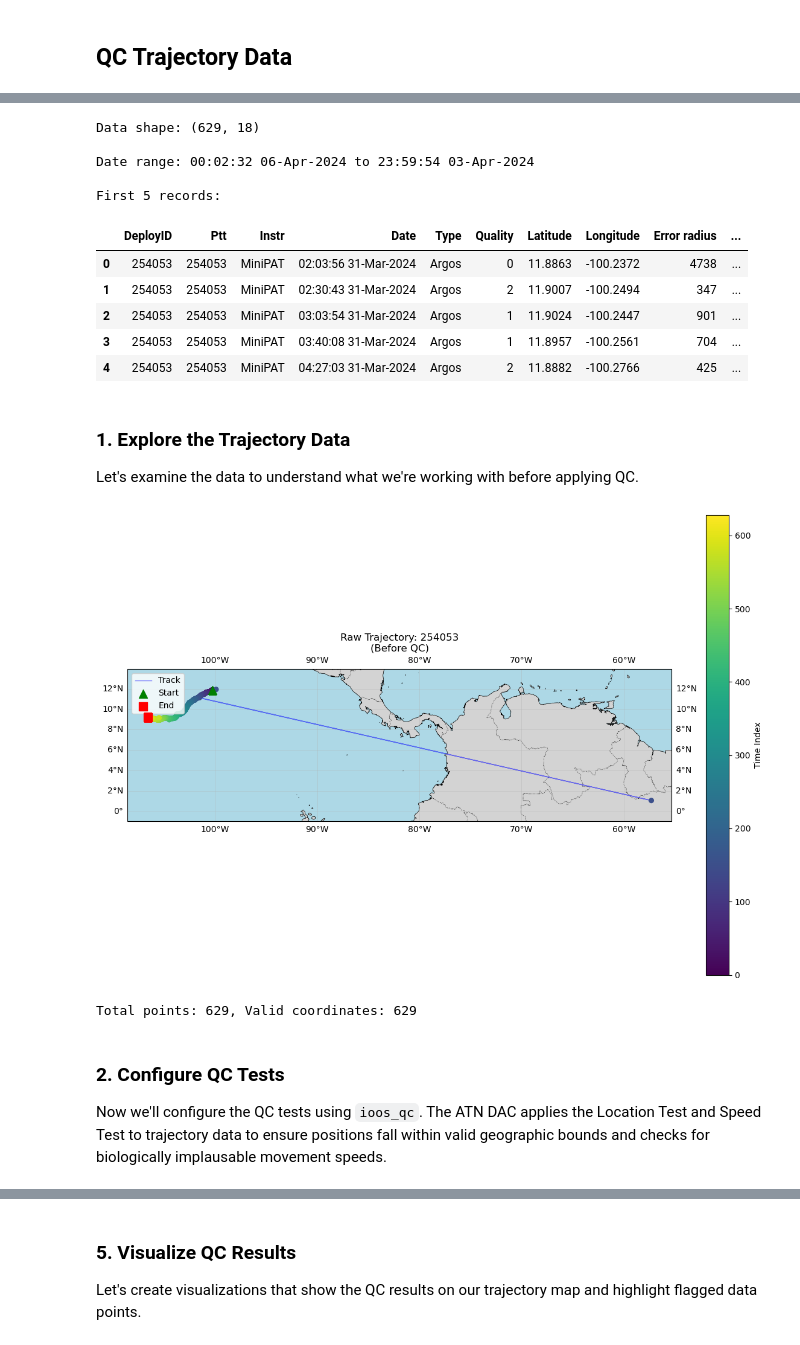
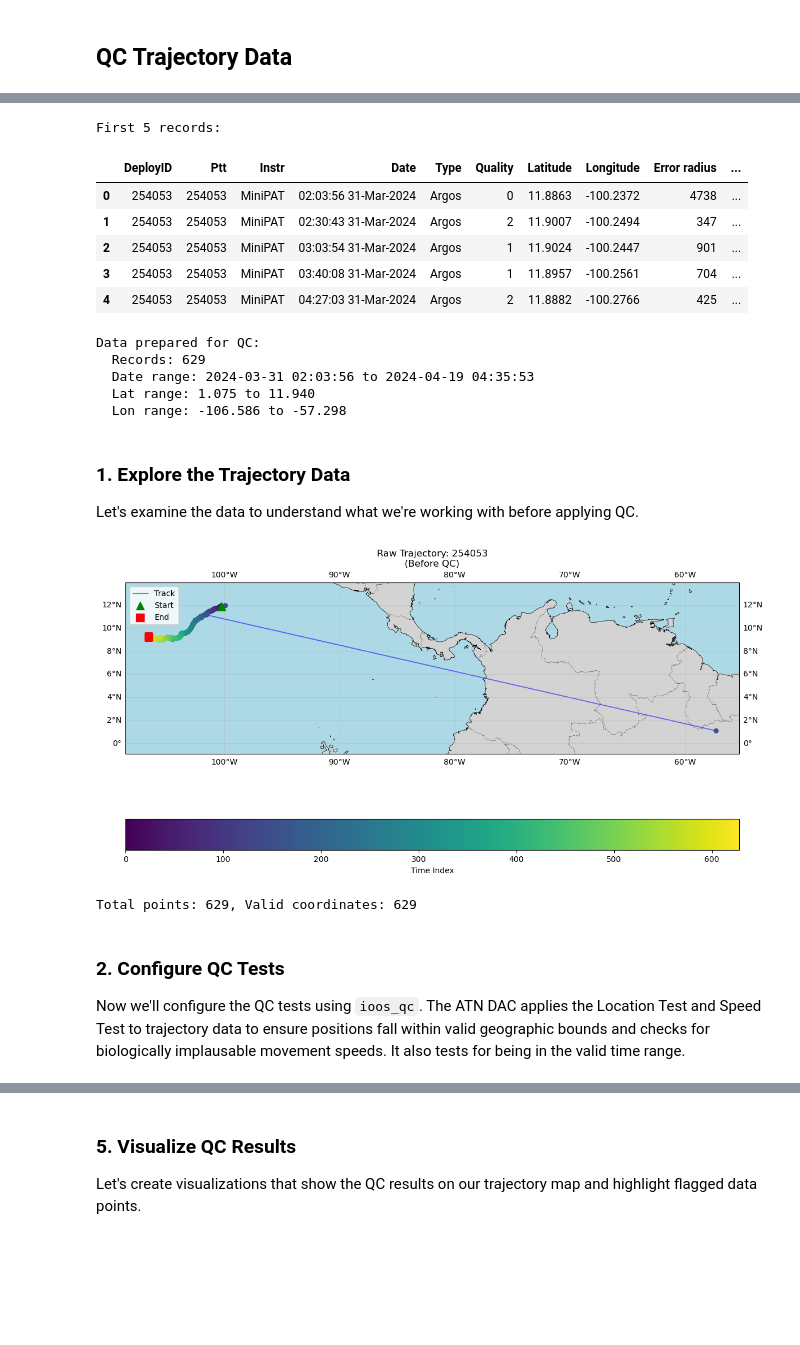
Before and after one commit to ioos/ioos-atn-data, a Jupyter notebook: _docs/notebooks/atn_qc.ipynb, the cells around one changed output, grey strips where cells are left out. Saved outputs shown, nothing was run; the diff lists cells and outputs as text; code cells hidden in the pictures; blank space fills up the shorter version.

```diff
--- a/_docs/notebooks/atn_qc.ipynb
+++ b/_docs/notebooks/atn_qc.ipynb
@@ -144,16 +120,8 @@ Columns in Argos file:
 # %%
-# Examine the trajectory data structure
-print("Data shape:", trajectory_df.shape)
-print(f"\nDate range: {trajectory_df['Date'].min()} to {trajectory_df['Date'].max()}")
-
 # Show first few records
 print("\nFirst 5 records:")
 trajectory_df.head()
 # %% [output]
-Data shape: (629, 18)
-
-Date range: 00:02:32 06-Apr-2024 to 23:59:54 03-Apr-2024
-
 First 5 records:
 |  | DeployID | Ptt | Instr | Date | Type | Quality | Latitude | Longitude | Error radius | ... |
 | 0 | 254053 | 254053 | MiniPAT | 02:03:56 31-Mar-2024 | Argos | 0 | 11.8863 | -100.2372 | 4738 | ... |
@@ -161,6 +129,33 @@ First 5 records:
 | 2 | 254053 | 254053 | MiniPAT | 03:03:54 31-Mar-2024 | Argos | 1 | 11.9024 | -100.2447 | 901 | ... |
 | 3 | 254053 | 254053 | MiniPAT | 03:40:08 31-Mar-2024 | Argos | 1 | 11.8957 | -100.2561 | 704 | ... |
 | 4 | 254053 | 254053 | MiniPAT | 04:27:03 31-Mar-2024 | Argos | 2 | 11.8882 | -100.2766 | 425 | ... |
+# %%
+# Prepare data for QC
+# Standardize column names and convert datetime
+
+# Find the relevant columns
+lat_col, lon_col, date_col = "Latitude", "Longitude", "Date"
+
+# Parse datetime
+trajectory_df[date_col] = pd.to_datetime(trajectory_df[date_col])
+trajectory_df = trajectory_df.sort_values(date_col).reset_index(drop=True)
+
+# Convert to Unix timestamp for speed calculations
+trajectory_df['timestamp'] = trajectory_df[date_col].astype('int64') / 1e9
+
+deploy_start, deploy_end = trajectory_df[date_col].min(), trajectory_df[date_col].max()
+# %%
+print("Data prepared for QC:")
+print(f"  Records: {len(trajectory_df)}")
+print(f"  Date range: {deploy_start} to {deploy_end}")
+print(f"  Lat range: {trajectory_df[lat_col].min():.3f} to {trajectory_df[lat_col].max():.3f}")
+print(f"  Lon range: {trajectory_df[lon_col].min():.3f} to {trajectory_df[lon_col].max():.3f}")
+# %% [output]
+Data prepared for QC:
+  Records: 629
+  Date range: 2024-03-31 02:03:56 to 2024-04-19 04:35:53
+  Lat range: 1.075 to 11.940
+  Lon range: -106.586 to -57.298
 # %% [markdown]
 ### 1. Explore the Trajectory Data
 
@@ -168,10 +163,6 @@ Let's examine the data to understand what we're working with before applying QC.
 # %%
 # Visualize the raw track before QC
 fig, ax = plt.subplots(1, 1, figsize=(12, 8), subplot_kw={'projection': ccrs.PlateCarree()})
-
-# Find lat/lon columns
-lat_col = [c for c in trajectory_df.columns if 'lat' in c.lower()][0]
-lon_col = [c for c in trajectory_df.columns if 'lon' in c.lower()][0]
 
 # Filter valid coordinates for extent calculation
 valid_mask = (trajectory_df[lat_col].between(-90, 90)) & (trajectory_df[lon_col].between(-180, 180))
@@ -188,37 +179,37 @@ ax.add_feature(cfeature.LAND, facecolor='lightgray')
 ax.add_feature(cfeature.OCEAN, facecolor='lightblue')
 ax.add_feature(cfeature.COASTLINE, linewidth=0.5)
 ax.add_feature(cfeature.BORDERS, linestyle=':', linewidth=0.5)
 ax.gridlines(draw_labels=True, linewidth=0.5, alpha=0.5)
 
 # Plot trajectory
 ax.plot(valid_data[lon_col], valid_data[lat_col],
         'b-', linewidth=1, alpha=0.5, transform=ccrs.PlateCarree(), label='Track')
 map = ax.scatter(valid_data[lon_col], valid_data[lat_col],
            c=range(len(valid_data)), cmap='viridis', s=30,
            transform=ccrs.PlateCarree(), zorder=5)
-plt.colorbar(map, ax=ax, orientation='vertical', label='Time Index')
+plt.colorbar(map, ax=ax, orientation='horizontal', label='Time Index')
 
 # Mark start and end
 ax.scatter(valid_data[lon_col].iloc[0], valid_data[lat_col].iloc[0],
            c='green', s=100, marker='^', transform=ccrs.PlateCarree(),
            zorder=10, label='Start')
 ax.scatter(valid_data[lon_col].iloc[-1], valid_data[lat_col].iloc[-1],
            c='red', s=100, marker='s', transform=ccrs.PlateCarree(),
            zorder=10, label='End')
 
 # Get deployment ID if available
 deploy_id = trajectory_df['DeployID'].iloc[0] if 'DeployID' in trajectory_df.columns else 'Unknown'
 
 ax.legend(loc='upper left')
 ax.set_title(f"Raw Trajectory: {deploy_id}\n(Before QC)")
 plt.tight_layout()
 plt.show()
 
 print(f"\nTotal points: {len(trajectory_df)}, Valid coordinates: {len(valid_data)}")
 # %% [output]
-[figure, old version]
+[figure, new version]
 Total points: 629, Valid coordinates: 629
 # %% [markdown]
 ### 2. Configure QC Tests
 
-Now we'll configure the QC tests using `ioos_qc`. The ATN DAC applies the   Location Test and Speed Test to trajectory data to ensure positions fall within valid geographic bounds and checks for biologically implausable movement speeds.
+Now we'll configure the QC tests using `ioos_qc`. The ATN DAC applies the   Location Test and Speed Test to trajectory data to ensure positions fall within valid geographic bounds and checks for biologically implausable movement speeds. It also tests for being in the valid time range.
```
Also changed, not shown: parts of 47 cells of this notebook.
